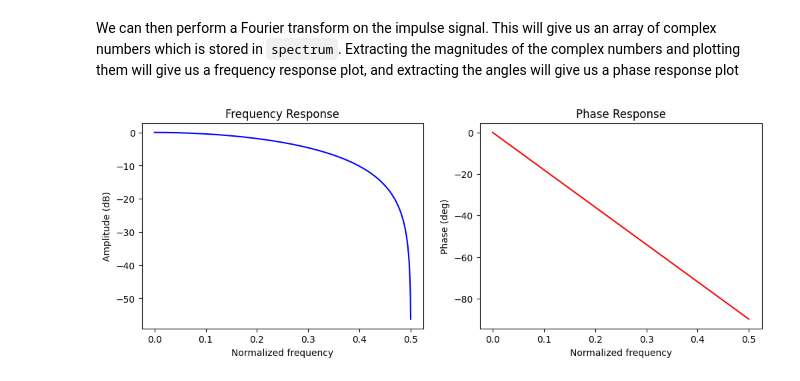
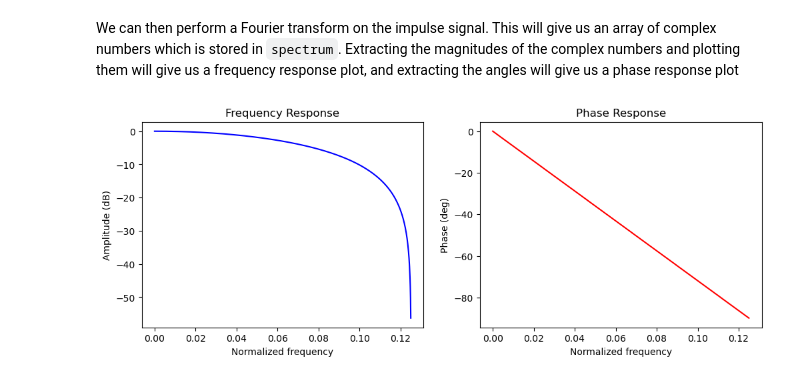
Before and after one commit to f3rmata/patatodsp, a Jupyter notebook: python/First Order Feedforward Filter.ipynb, the cells around one changed output. Drawn from its saved outputs; the diff is of its cells as text; code cells hidden in the pictures.

```diff
--- a/python/First Order Feedforward Filter.ipynb
+++ b/python/First Order Feedforward Filter.ipynb
@@ -48,26 +48,26 @@ We can then perform a Fourier transform on the impulse signal. This will give us
 # %%
 from scipy.fftpack import fft
 
 spectrum = fft(feedForwardFilter(impulse, 0.5, 0.5))
 
-x = np.linspace(0, 0.5, spectrum.size//2)
+x = np.linspace(0, 0.125, spectrum.size//2)
 
 fig, axes = plt.subplots(1, 2, figsize=(12,4))
 ax = axes[0]
 with np.errstate(divide='ignore'):
     y = (20 * np.log10(np.abs(spectrum)))[:spectrum.size//2]
 ax.plot(x, y, 'b')
 ax.set_xlabel('Normalized frequency')
 ax.set_ylabel('Amplitude (dB)')
 ax.set_title("Frequency Response")
 
 ax = axes[1]
 y = np.degrees(np.angle(spectrum))[:spectrum.size//2]
 ax.plot(x, y, 'r')
 ax.set_xlabel('Normalized frequency')
 ax.set_ylabel('Phase (deg)')
 ax.set_title("Phase Response")
 
 plt.show()
 # %% [output]
-[figure, old version]
+[figure, new version]
```
Also changed, not shown: parts of 1 cell of this notebook, 14 other files.
